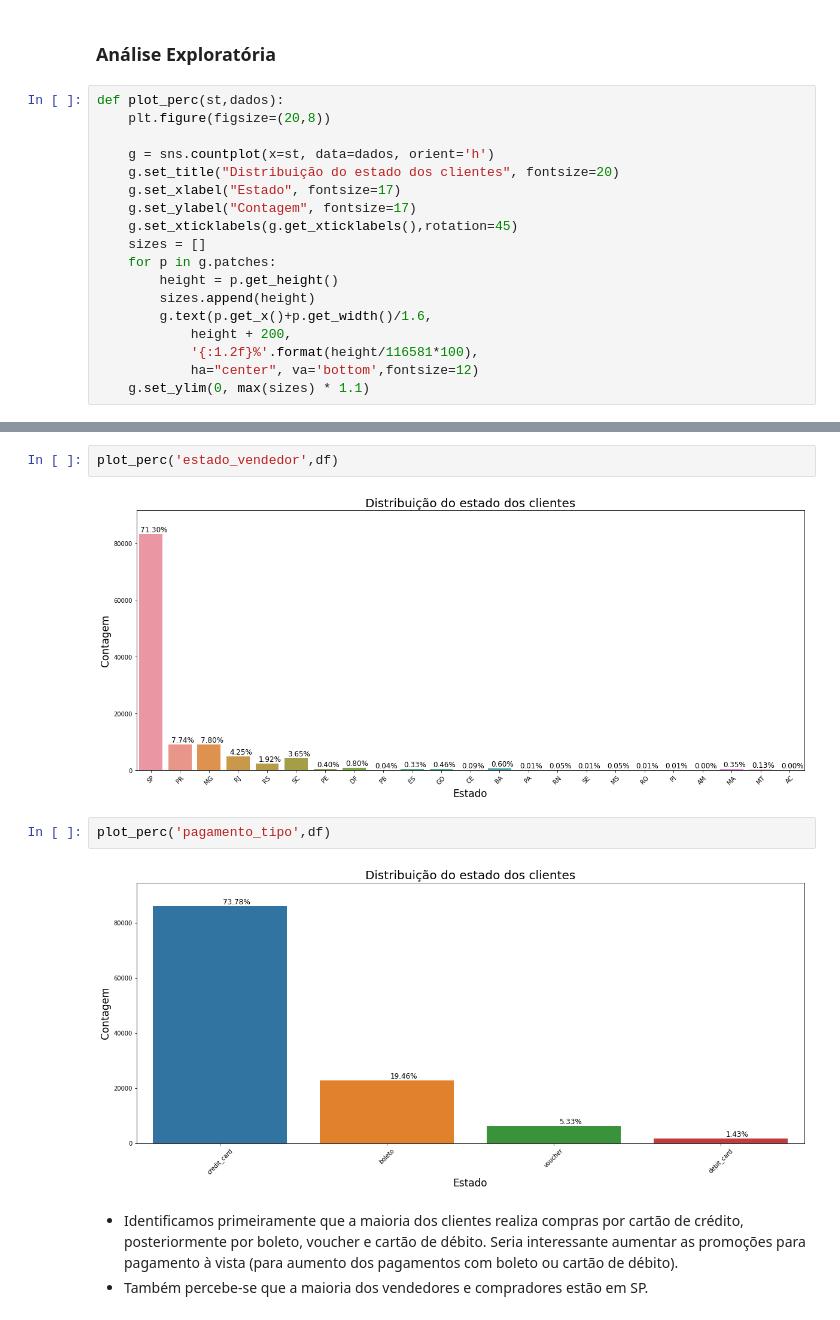
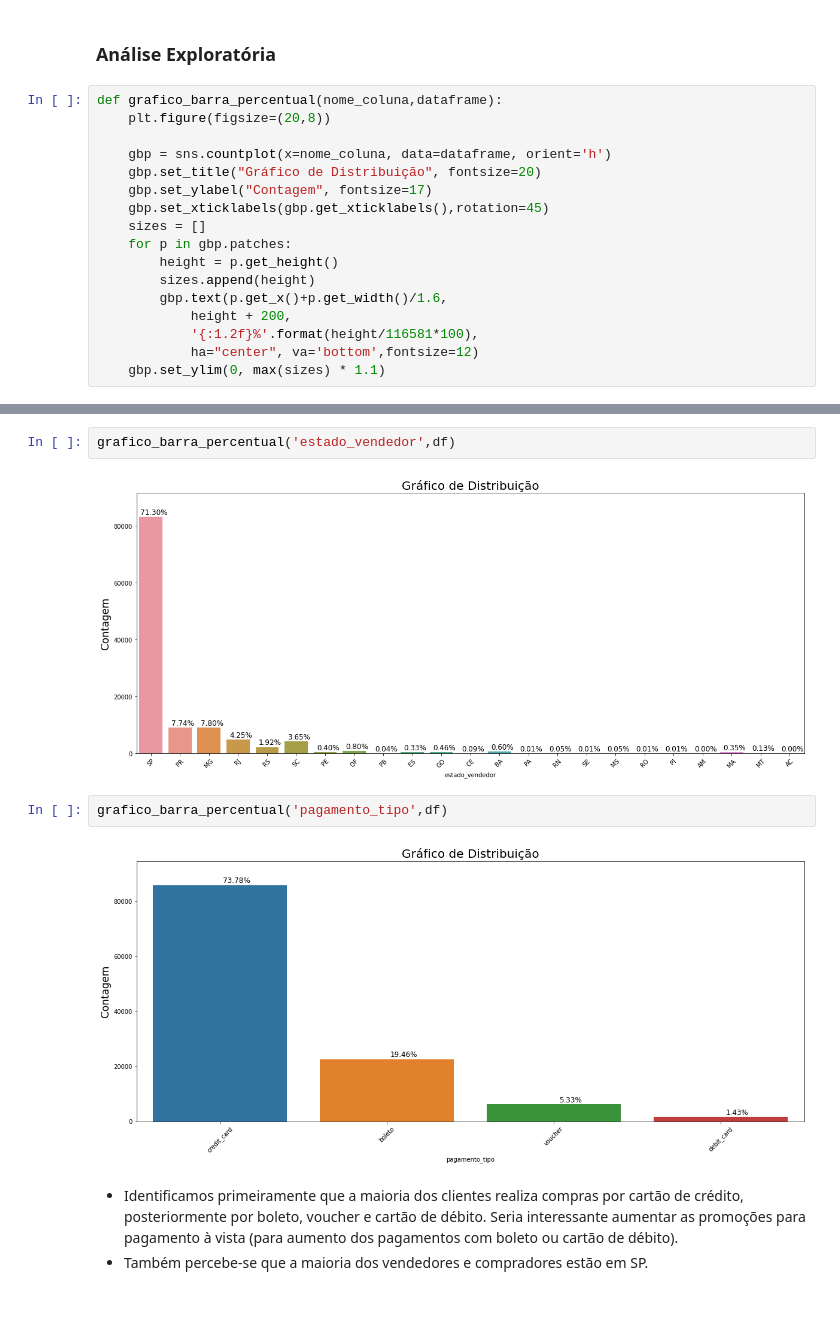
Before and after one commit to carlaolivei/Client-Segmentation, a Jupyter notebook: Clusterizacao-Segmentos.ipynb, the cells around one changed output, grey strips where cells are left out. Drawn from its saved outputs; the diff is of its cells as text.

```diff
--- a/Clusterizacao-Segmentos.ipynb
+++ b/Clusterizacao-Segmentos.ipynb
@@ -44,21 +48,20 @@ df.head()
 # %% [markdown]
 ### Análise Exploratória
 # %%
-def plot_perc(st,dados):
+def grafico_barra_percentual(nome_coluna,dataframe):
     plt.figure(figsize=(20,8))
 
-    g = sns.countplot(x=st, data=dados, orient='h')
-    g.set_title("Distribuição do estado dos clientes", fontsize=20)
-    g.set_xlabel("Estado", fontsize=17)
-    g.set_ylabel("Contagem", fontsize=17)
-    g.set_xticklabels(g.get_xticklabels(),rotation=45)
+    gbp = sns.countplot(x=nome_coluna, data=dataframe, orient='h')
+    gbp.set_title("Gráfico de Distribuição", fontsize=20)
+    gbp.set_ylabel("Contagem", fontsize=17)
+    gbp.set_xticklabels(gbp.get_xticklabels(),rotation=45)
     sizes = []
-    for p in g.patches:
+    for p in gbp.patches:
         height = p.get_height()
         sizes.append(height)
-        g.text(p.get_x()+p.get_width()/1.6,
+        gbp.text(p.get_x()+p.get_width()/1.6,
             height + 200,
             '{:1.2f}%'.format(height/116581*100),
             ha="center", va='bottom',fontsize=12)
-    g.set_ylim(0, max(sizes) * 1.1)
+    gbp.set_ylim(0, max(sizes) * 1.1)
 # %%
@@ -68,11 +71,11 @@ plot_perc('estado_cliente',df)
 # %%
-plot_perc('estado_vendedor',df)
+grafico_barra_percentual('estado_vendedor',df)
 # %% [output]
-[figure, old version]
+[figure, new version]
 # %%
-plot_perc('pagamento_tipo',df)
+grafico_barra_percentual('pagamento_tipo',df)
 # %% [output]
-[figure, old version]
+[figure, new version]
 # %% [markdown]
 - Identificamos primeiramente que a maioria dos clientes realiza compras por cartão de crédito, posteriormente por boleto, voucher e cartão de débito. Seria interessante aumentar as promoções para pagamento à vista (para aumento dos pagamentos com boleto ou cartão de débito).
 - Também percebe-se que a maioria dos vendedores e compradores estão em SP.
```
Also changed, not shown: parts of 12 cells of this notebook.
